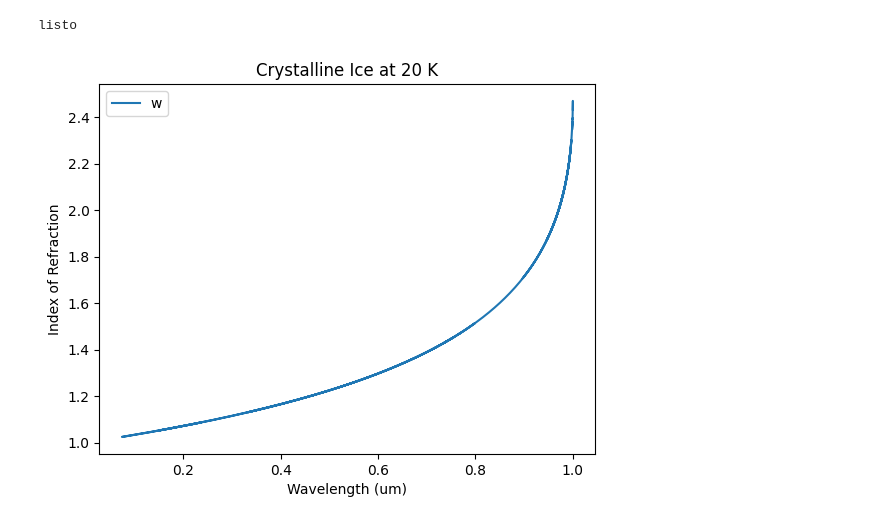
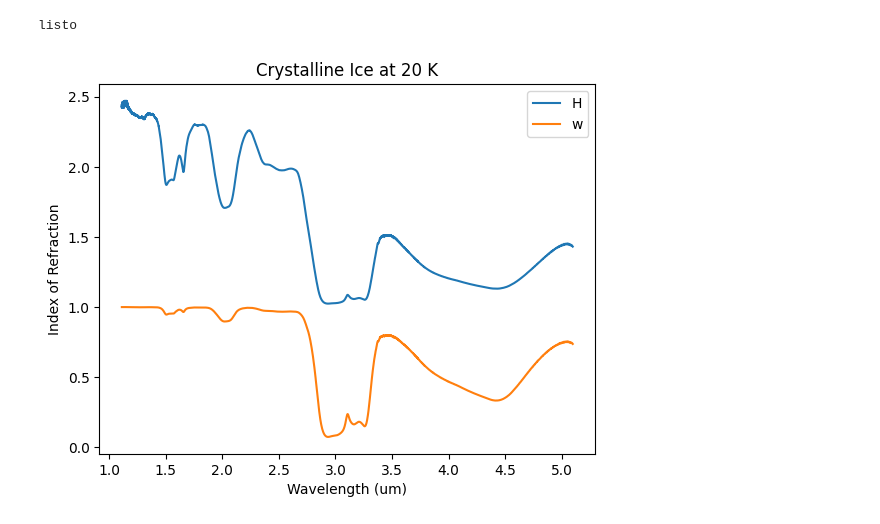
Before and after one commit to mrejonlopez/Hapke-Model, a Jupyter notebook: Hapke.ipynb, the cells around one changed output. Cells and saved outputs as stored; diff of their text form; code cells hidden in the pictures.

```diff
--- a/Hapke.ipynb
+++ b/Hapke.ipynb
@@ -79,28 +8,48 @@ k_range2 = [k2[i] for i in indices2]
+# %%
+T = 80
+
+n = hapke.opticalconstants(T)['n']
+k = hapke.opticalconstants(T)['k']
+wav = hapke.opticalconstants(T)['wav']
+
+n2 = hapke.opticalconstants(T, crystallinity=False)['n']
+k2 = hapke.opticalconstants(T, crystallinity=False)['k']
+wav2 = hapke.opticalconstants(T, crystallinity=False)['wav']
+
+#fig, ax = plt.subplots()
+#ax.plot(wav, k, label='n')
+#ax.plot(wav2, k2, label='n2')
+#ax.set_xlabel('Wavelength (um)')
+#ax.set_ylabel('Index of Refraction')
+#ax.set_title(f'Crystalline Ice at 20 K')
+#ax.legend()
+#plt.show()
 # %%
 phi, D, theta_bar = [0.35, 10 ** (-5), np.deg2rad(15)]
 eme, inc, phase = [np.deg2rad(40), np.deg2rad(30), np.deg2rad(15)]
 
 parameters = [phi, D, theta_bar]
 angles = [eme, inc, phase]
 
-w = hapke.singlescatteringalbedo(n_range1,k_range1,wavelength_range1,D)
+w = hapke.singlescatteringalbedo(n,k,wav,D)
 
 H = hapke.H(w,np.cos(eme))
 
-result = hapke.hapke_model(parameters,wavelength_range1,angles, n_range1, k_range1)
+result = hapke.hapke_model(parameters,wav,angles, n, k)
 
 IF = result['IF']
 
 fig, ax = plt.subplots()
 #ax.plot(wavelength_range1, H, label='lambda')
-ax.plot(w, H, label='w')
+ax.plot(wav, H, label='H')
+ax.plot(wav, w, label='w')
 ax.set_xlabel('Wavelength (um)')
 ax.set_ylabel('Index of Refraction')
 ax.set_title(f'Crystalline Ice at 20 K')
 ax.legend()
 plt.show()
 # %% [output]
-[figure, old version]
+[figure, new version]
 # %%
 B_C0 = 0.35
 meanfreepath = 33 * 10 ** (-6)
```
Also changed, not shown: parts of 3 cells of this notebook, 3 other files.
